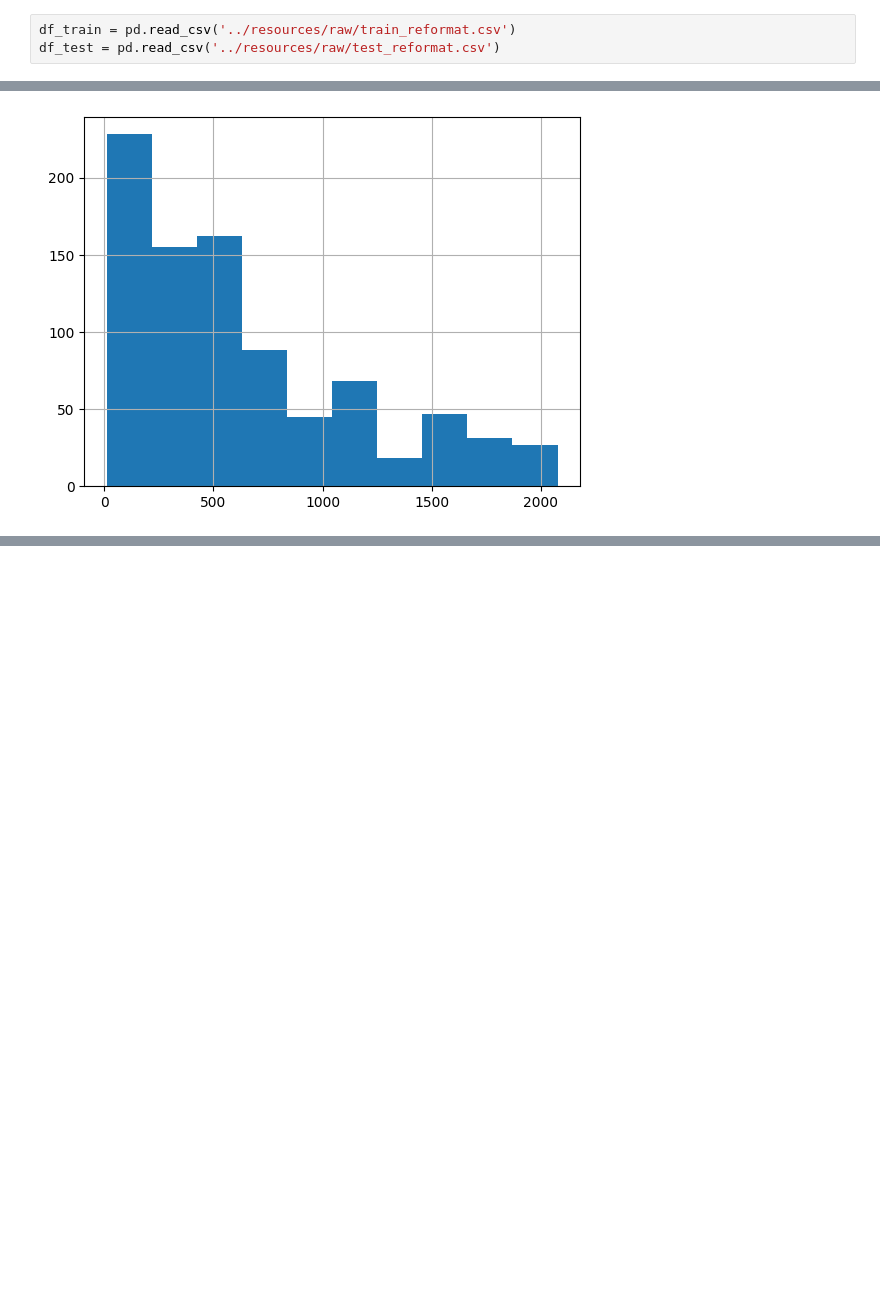
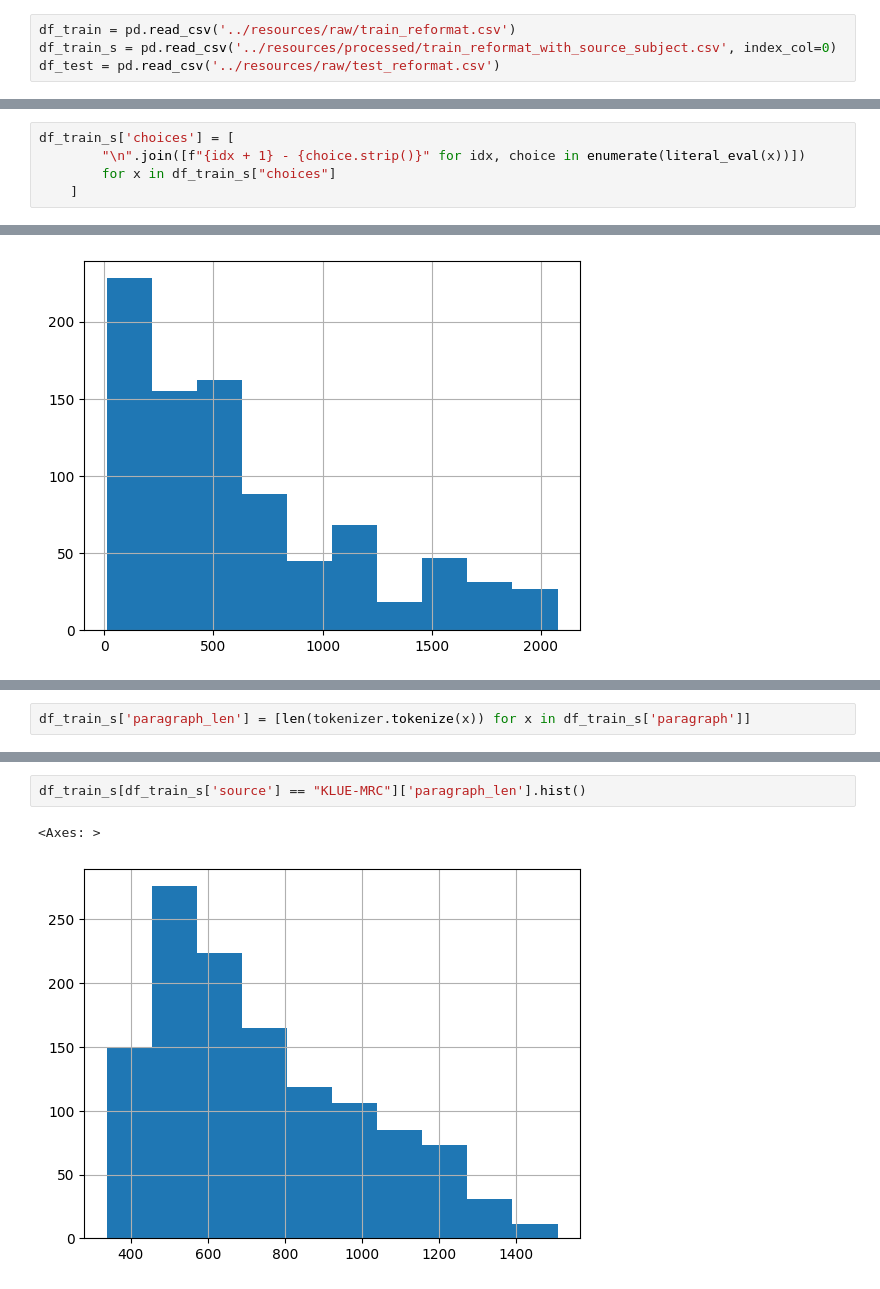
Before and after one commit to boostcampaitech7/level2-nlp-generationfornlp-nlp-03-lv3, a Jupyter notebook: preprocess/retrieve.ipynb, the cells around one changed output, grey strips where cells are left out. Drawn from its saved outputs; the diff is of its cells as text; blank space fills up the shorter version.

```diff
--- a/preprocess/retrieve.ipynb
+++ b/preprocess/retrieve.ipynb
@@ -5,12 +5,18 @@ import pandas as pd
 from ast import literal_eval
 # %%
 df_train = pd.read_csv('../resources/raw/train_reformat.csv')
+df_train_s = pd.read_csv('../resources/processed/train_reformat_with_source_subject.csv', index_col=0)
 df_test = pd.read_csv('../resources/raw/test_reformat.csv')
 # %%
 df_train['choices'] = [
         "\n".join([f"{idx + 1} - {choice.strip()}" for idx, choice in enumerate(literal_eval(x))])
         for x in df_train["choices"]
     ]
+# %%
+df_train_s['choices'] = [
+        "\n".join([f"{idx + 1} - {choice.strip()}" for idx, choice in enumerate(literal_eval(x))])
+        for x in df_train_s["choices"]
+    ]
 # %%
 df_test['choices'] = [
         "\n".join([f"{idx + 1} - {choice.strip()}" for idx, choice in enumerate(literal_eval(x))])
@@ -64,0 +77,2 @@ df_test['paragraph_len'].hist()
+# %%
+df_train_s['paragraph_len'] = [len(tokenizer.tokenize(x)) for x in df_train_s['paragraph']]
@@ -64,0 +89,5 @@ df_test['paragraph_len'].hist()
+# %%
+df_train_s[df_train_s['source'] == "KLUE-MRC"]['paragraph_len'].hist()
+# %% [output]
+<Axes: >
+[figure, added]
```
Also changed, not shown: parts of 8 cells of this notebook, 15 other files.
